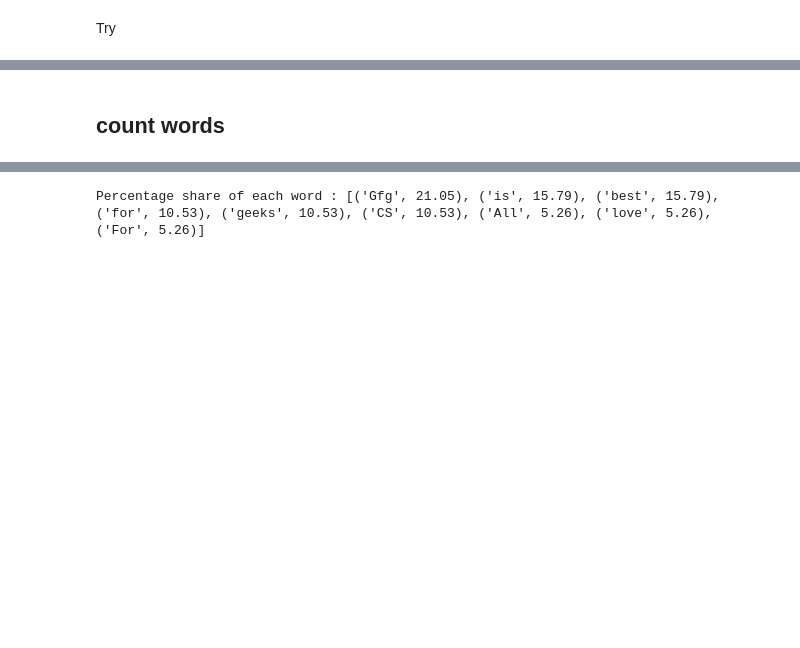
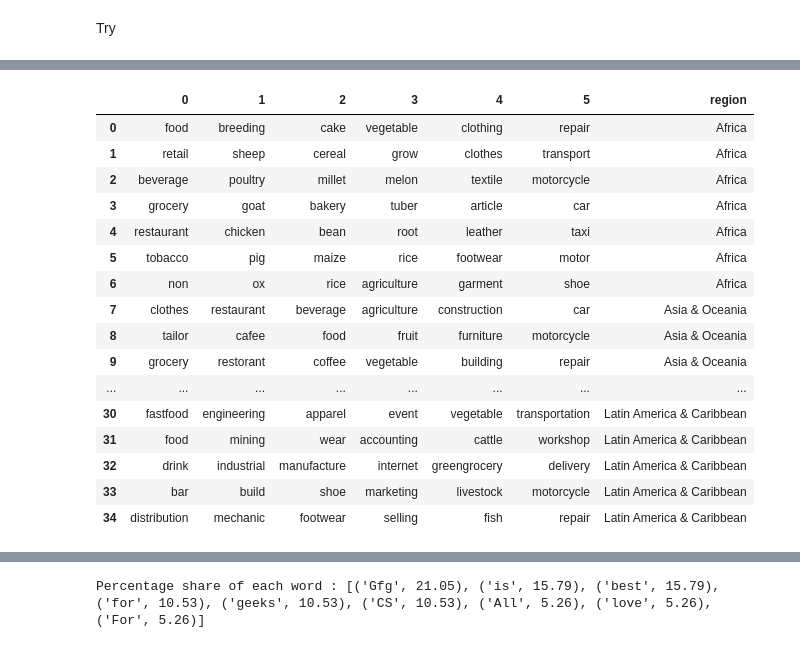
Before and after one commit to ddum-sutd/GEM_NLP_TopicModelling, a Jupyter notebook: nlp_bert_topic.ipynb, the cells around one changed output, grey strips where cells are left out. Drawn from its saved outputs; the diff is of its cells as text; code cells hidden in the pictures; blank space fills up the shorter version.

```diff
--- a/nlp_bert_topic.ipynb
+++ b/nlp_bert_topic.ipynb
@@ -453,6 +504,40 @@ def create_embedding(region,data):
         all_embeddings = np.load(file_path)
 
     return all_embeddings
+# %%
+def print_model_result(model_list):
+    new_df = pd.DataFrame()
+    all_out = pd.DataFrame()
+    for i, name in enumerate(unique_region):
+        model = model_list[i]
+        tmp = model.get_topic_freq()[0:6]
+        topics = []
+        topic_names =[]
+
+        topic_out_df = pd.DataFrame()
+        for j in range(6):
+            selected_topic = model.get_topic(j)
+            topics.append(selected_topic)
+
+            names =[]
+            for k in range(len(selected_topic)):
+                names.append(selected_topic[k][0])
+            topic_out_df[j] = names[0:7]
+            topic_names.append(names)
+
+        tmp['region'] = unique_region[i]
+        tmp['topic_names'] = topic_names
+        tmp['topics'] = topics
+
+        topic_out_df['region'] =  unique_region[i]
+        all_out = pd.concat([all_out, topic_out_df], ignore_index=True, sort=False)
+
+        new_df = new_df.append(tmp)
+
+    new_df.to_csv(os.path.join(DATA_DIR, topic_modelling_fileName))
+    all_out.to_csv(os.path.join(DATA_DIR, topic_modelling_formatted_fileName))
+
+    return all_out
 # %%
 from bertopic import BERTopic
 import random
@@ -659,2 +571,23 @@ all_out
-# %% [markdown]
-## count words
+# %%
+#model_list1= return_model()
+#print("Result for 0.75 try1")
+res1=print_model_result(model_list1)
+res1
+# %% [output]
+|  | 0 | 1 | 2 | 3 | 4 | 5 | region |
+| 0 | food | breeding | cake | vegetable | clothing | repair | Africa |
+| 1 | retail | sheep | cereal | grow | clothes | transport | Africa |
+| 2 | beverage | poultry | millet | melon | textile | motorcycle | Africa |
+| 3 | grocery | goat | bakery | tuber | article | car | Africa |
+| 4 | restaurant | chicken | bean | root | leather | taxi | Africa |
+| 5 | tobacco | pig | maize | rice | footwear | motor | Africa |
+| 6 | non | ox | rice | agriculture | garment | shoe | Africa |
+| 7 | clothes | restaurant | beverage | agriculture | construction | car | Asia & Oceania |
+| 8 | tailor | cafee | food | fruit | furniture | motorcycle | Asia & Oceania |
+| 9 | grocery | restorant | coffee | vegetable | building | repair | Asia & Oceania |
+| ... | ... | ... | ... | ... | ... | ... | ... |
+| 30 | fastfood | engineering | apparel | event | vegetable | transportation | Latin America & Caribbean |
+| 31 | food | mining | wear | accounting | cattle | workshop | Latin America & Caribbean |
+| 32 | drink | industrial | manufacture | internet | greengrocery | delivery | Latin America & Caribbean |
+| 33 | bar | build | shoe | marketing | livestock | motorcycle | Latin America & Caribbean |
+| 34 | distribution | mechanic | footwear | selling | fish | repair | Latin America & Caribbean |
```
Also changed, not shown: parts of 25 cells of this notebook, 1 other file.
